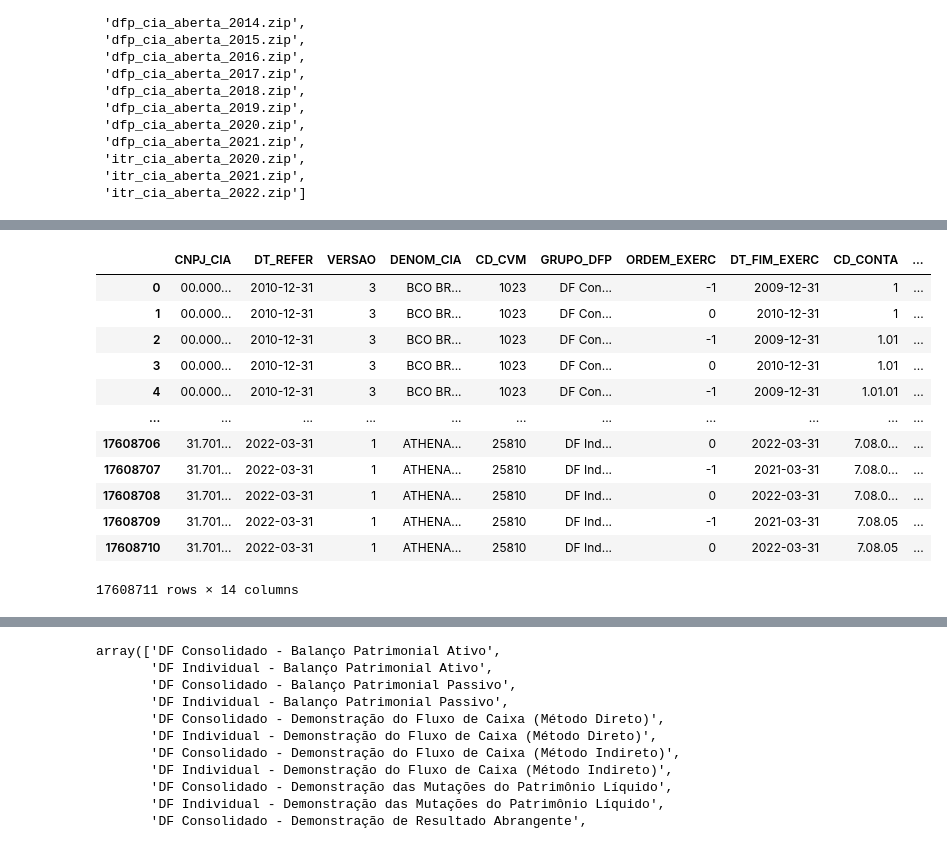
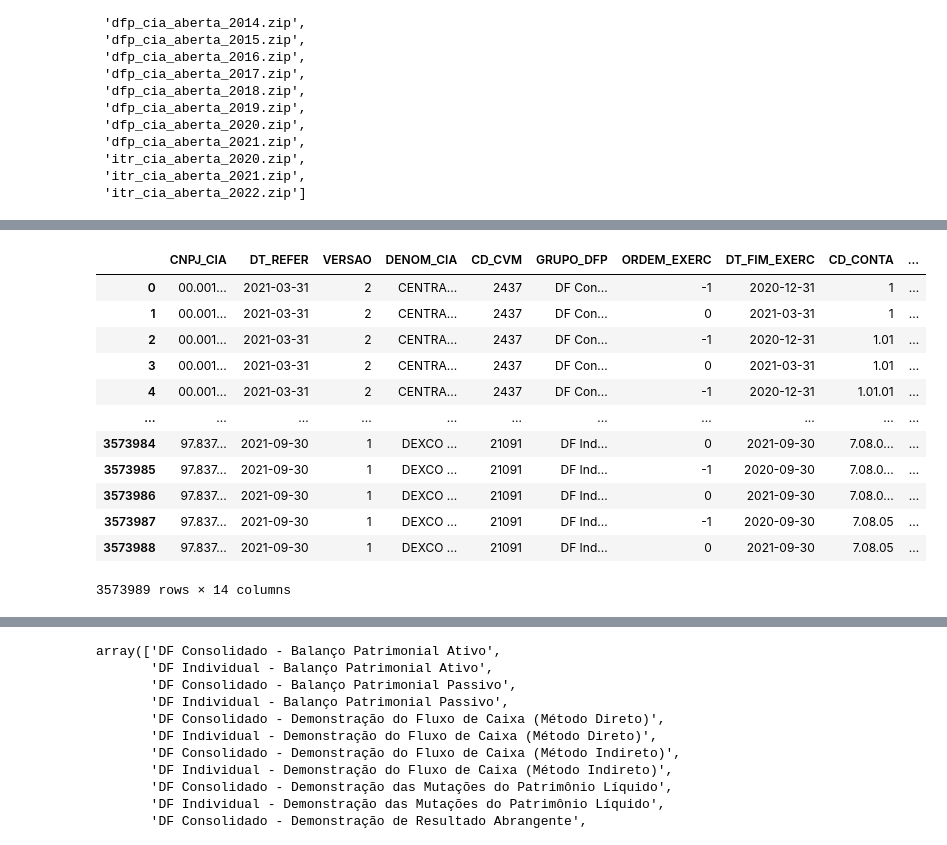
Before and after one commit to crdcj/FinLogic, a Jupyter notebook: explore.ipynb, the cells around one changed output, grey strips where cells are left out. Cells and saved outputs as stored; diff of their text form; code cells hidden in the pictures.

```diff
--- a/explore.ipynb
+++ b/explore.ipynb
@@ -106,19 +103,17 @@ itr_cia_aberta_2022.zip
 # %%
-# df = pd.read_parquet('/home/crcj/GitHub/BrFin/data/processed/itr_cia_aberta_2021.parquet')
-# df = df_all.copy()
-df = df_all
+df = pd.read_parquet('data/processed/itr_cia_aberta_2021.parquet')
 df
 # %% [output]
 |  | CNPJ_CIA | DT_REFER | VERSAO | DENOM_CIA | CD_CVM | GRUPO_DFP | ORDEM_EXERC | DT_FIM_EXERC | CD_CONTA | ... |
-| 0 | 00.000... | 2010-12-31 | 3 | BCO BR... | 1023 | DF Con... | -1 | 2009-12-31 | 1 | ... |
-| 1 | 00.000... | 2010-12-31 | 3 | BCO BR... | 1023 | DF Con... | 0 | 2010-12-31 | 1 | ... |
-| 2 | 00.000... | 2010-12-31 | 3 | BCO BR... | 1023 | DF Con... | -1 | 2009-12-31 | 1.01 | ... |
-| 3 | 00.000... | 2010-12-31 | 3 | BCO BR... | 1023 | DF Con... | 0 | 2010-12-31 | 1.01 | ... |
-| 4 | 00.000... | 2010-12-31 | 3 | BCO BR... | 1023 | DF Con... | -1 | 2009-12-31 | 1.01.01 | ... |
+| 0 | 00.001... | 2021-03-31 | 2 | CENTRA... | 2437 | DF Con... | -1 | 2020-12-31 | 1 | ... |
+| 1 | 00.001... | 2021-03-31 | 2 | CENTRA... | 2437 | DF Con... | 0 | 2021-03-31 | 1 | ... |
+| 2 | 00.001... | 2021-03-31 | 2 | CENTRA... | 2437 | DF Con... | -1 | 2020-12-31 | 1.01 | ... |
+| 3 | 00.001... | 2021-03-31 | 2 | CENTRA... | 2437 | DF Con... | 0 | 2021-03-31 | 1.01 | ... |
+| 4 | 00.001... | 2021-03-31 | 2 | CENTRA... | 2437 | DF Con... | -1 | 2020-12-31 | 1.01.01 | ... |
 | ... | ... | ... | ... | ... | ... | ... | ... | ... | ... | ... |
-| 17608706 | 31.701... | 2022-03-31 | 1 | ATHENA... | 25810 | DF Ind... | 0 | 2022-03-31 | 7.08.0... | ... |
-| 17608707 | 31.701... | 2022-03-31 | 1 | ATHENA... | 25810 | DF Ind... | -1 | 2021-03-31 | 7.08.0... | ... |
-| 17608708 | 31.701... | 2022-03-31 | 1 | ATHENA... | 25810 | DF Ind... | 0 | 2022-03-31 | 7.08.0... | ... |
-| 17608709 | 31.701... | 2022-03-31 | 1 | ATHENA... | 25810 | DF Ind... | -1 | 2021-03-31 | 7.08.05 | ... |
-| 17608710 | 31.701... | 2022-03-31 | 1 | ATHENA... | 25810 | DF Ind... | 0 | 2022-03-31 | 7.08.05 | ... |
+| 3573984 | 97.837... | 2021-09-30 | 1 | DEXCO ... | 21091 | DF Ind... | 0 | 2021-09-30 | 7.08.0... | ... |
+| 3573985 | 97.837... | 2021-09-30 | 1 | DEXCO ... | 21091 | DF Ind... | -1 | 2020-09-30 | 7.08.0... | ... |
+| 3573986 | 97.837... | 2021-09-30 | 1 | DEXCO ... | 21091 | DF Ind... | 0 | 2021-09-30 | 7.08.0... | ... |
+| 3573987 | 97.837... | 2021-09-30 | 1 | DEXCO ... | 21091 | DF Ind... | -1 | 2020-09-30 | 7.08.05 | ... |
+| 3573988 | 97.837... | 2021-09-30 | 1 | DEXCO ... | 21091 | DF Ind... | 0 | 2021-09-30 | 7.08.05 | ... |
-17608711 rows × 14 columns
+3573989 rows × 14 columns
```
Also changed, not shown: parts of 5 cells of this notebook, 1 other file.
